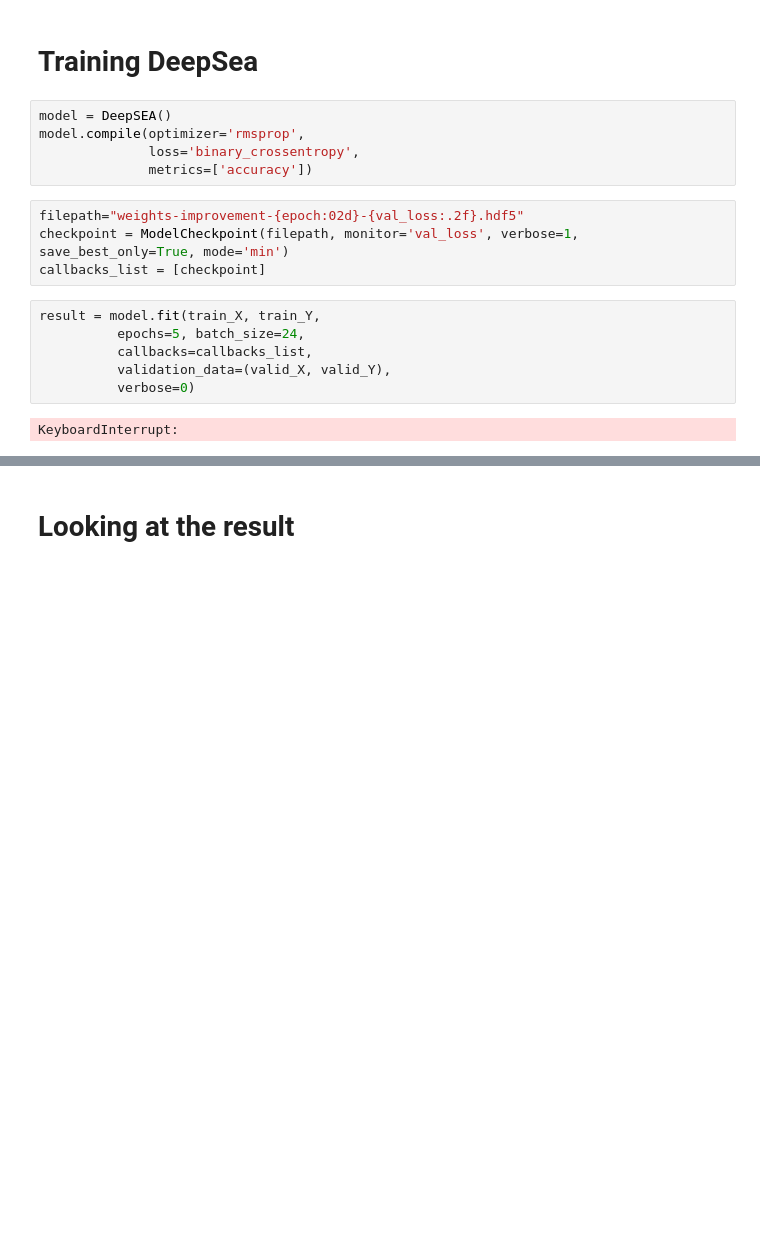
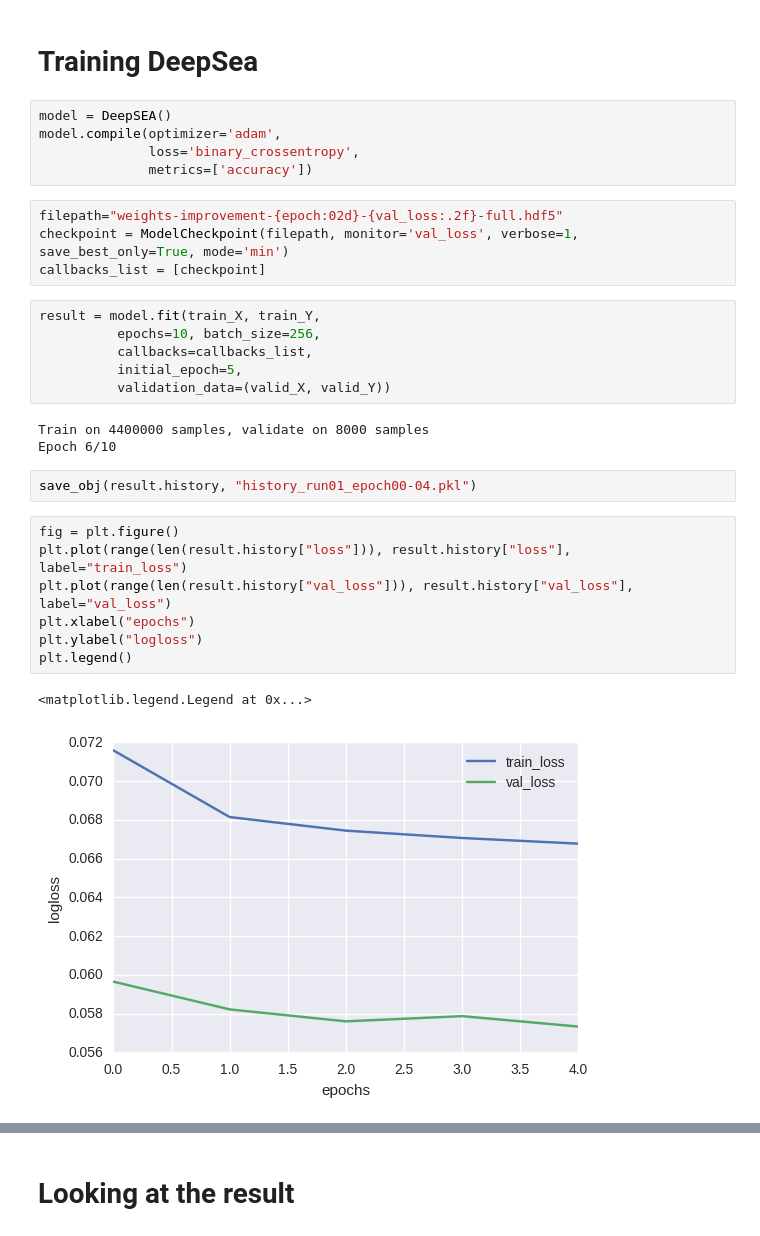
Before and after one commit to hiranumn/EE595project, a Jupyter notebook: Implementing DeapSEA with Keras.ipynb, the cells around one changed output, grey strips where cells are left out. Saved outputs shown, nothing was run; the diff lists cells and outputs as text; blank space fills up the shorter version.

Commit message:
added the results from first 5 epochs

```diff
--- a/Implementing DeapSEA with Keras.ipynb
+++ b/Implementing DeapSEA with Keras.ipynb
@@ -76,18 +93,31 @@ test_Y = test["testdata"]
 # Training DeepSea
 # %%
 model = DeepSEA()
-model.compile(optimizer='rmsprop',
+model.compile(optimizer='adam',
               loss='binary_crossentropy',
               metrics=['accuracy'])
 # %%
-filepath="weights-improvement-{epoch:02d}-{val_loss:.2f}.hdf5"
+filepath="weights-improvement-{epoch:02d}-{val_loss:.2f}-full.hdf5"
 checkpoint = ModelCheckpoint(filepath, monitor='val_loss', verbose=1, save_best_only=True, mode='min')
 callbacks_list = [checkpoint]
 # %%
 result = model.fit(train_X, train_Y,
-          epochs=5, batch_size=24,
+          epochs=10, batch_size=256,
           callbacks=callbacks_list,
-          validation_data=(valid_X, valid_Y),
-          verbose=0)
+          initial_epoch=5,
+          validation_data=(valid_X, valid_Y))
 # %% [output]
-KeyboardInterrupt:
+Train on 4400000 samples, validate on 8000 samples
+Epoch 6/10
+# %%
+save_obj(result.history, "history_run01_epoch00-04.pkl")
+# %%
+fig = plt.figure()
+plt.plot(range(len(result.history["loss"])), result.history["loss"], label="train_loss")
+plt.plot(range(len(result.history["val_loss"])), result.history["val_loss"], label="val_loss")
+plt.xlabel("epochs")
+plt.ylabel("logloss")
+plt.legend()
+# %% [output]
+<matplotlib.legend.Legend at 0x...>
+[figure, added]
```
Also changed, not shown: parts of 15 cells of this notebook, 1 other file.
